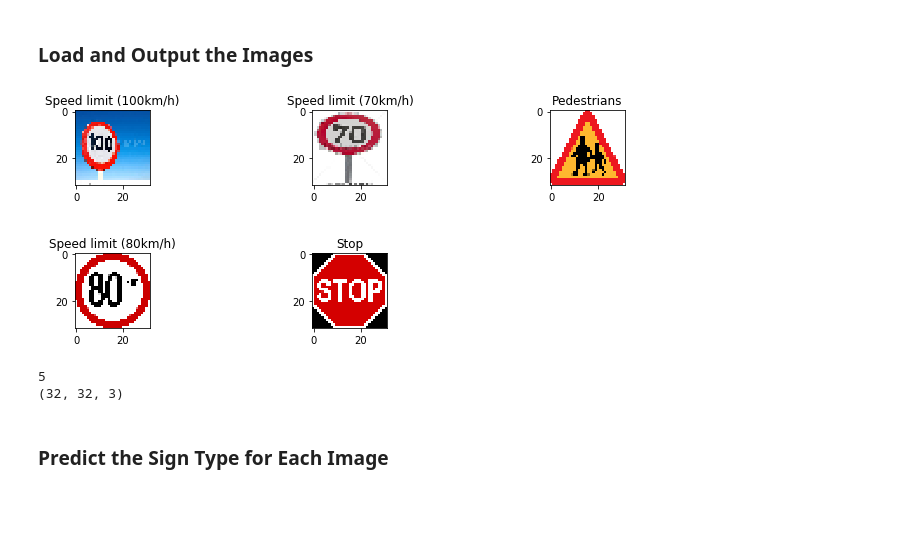
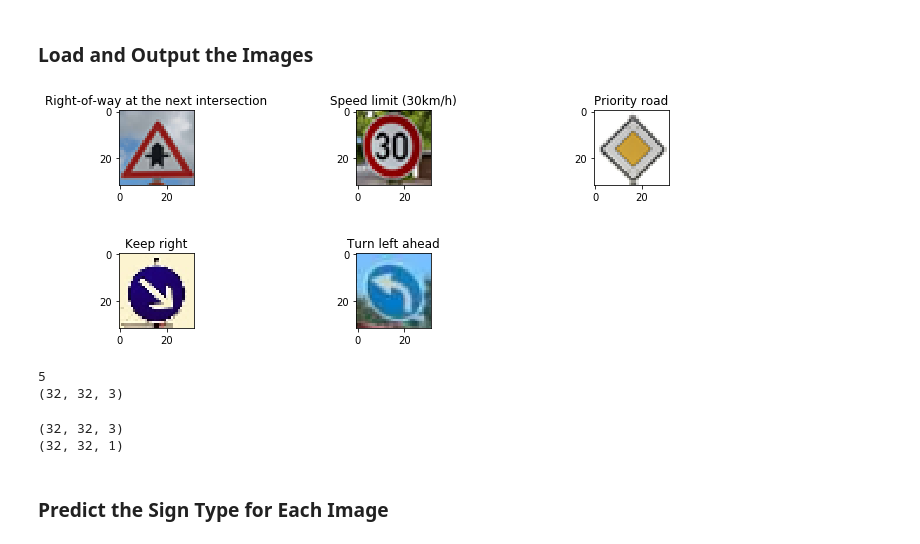
Before and after one commit to asimay/SDC-Traffic-Sign-Classifier, a Jupyter notebook: Traffic_Sign_Classifier.ipynb, the cells around one changed output. Saved outputs shown, nothing was run; the diff lists cells and outputs as text; code cells hidden in the pictures; blank space fills up the shorter version.

```diff
--- a/Traffic_Sign_Classifier.ipynb
+++ b/Traffic_Sign_Classifier.ipynb
@@ -534,35 +534,44 @@ You may find `signnames.csv` useful as it contains mappings from the class id (i
 # %%
 ### Load the images and plot them here.
 ### Feel free to use as many code cells as needed.
 import matplotlib.image as mpimg
 import os
 import cv2
 import numpy as np
 import matplotlib.pyplot as plt
 
 test_dir_name = "./testImages"
 filenames = ["img1.png", "img2.png", "img3.png", "img4.png", "img5.png"]
 
-test_images = [cv2.imread(test_dir_name + "/" + file) for file in filenames]
-save_images = test_images
+my_images = [cv2.imread(test_dir_name + "/" + file) for file in filenames]
+save_images = my_images
 
-test_images = [cv2.cvtColor(img, cv2.COLOR_BGR2RGB) for img in test_images]
+test_images = []
 
-test_images = np.array([cv2.resize(img, (32,32),interpolation=cv2.INTER_CUBIC) for img in test_images])
+for img in my_images:
+    rgb_image = cv2.cvtColor(img, cv2.COLOR_BGR2RGB)
+    resize_image = cv2.resize(rgb_image, (32,32),interpolation=cv2.INTER_CUBIC)
+    test_images.append(resize_image)
 
-new_labels = np.array([7, 4, 27, 5, 14], np.int)
+new_labels = [11, 1, 12, 38, 34]
 
 plot_images(test_images,rows=2,columns=3,labels=new_labels,labels_dict=sign_labels, random=False)
 
 print(len(test_images))
 print(test_images[0].shape)
 # %% [output]
-[figure, old version]
+[figure, new version]
 5
 (32, 32, 3)
 # %%
 #test_images = np.asarray(test_images)
+print(test_images[1].shape)
+test_images = np.asarray(test_images)
 test_images = pre_process_images(test_images)
+print(test_images[1].shape)
+# %% [output]
+(32, 32, 3)
+(32, 32, 1)
 # %% [markdown]
 ### Predict the Sign Type for Each Image
 # %%
```
Also changed, not shown: parts of 8 cells of this notebook, 6 other files.
